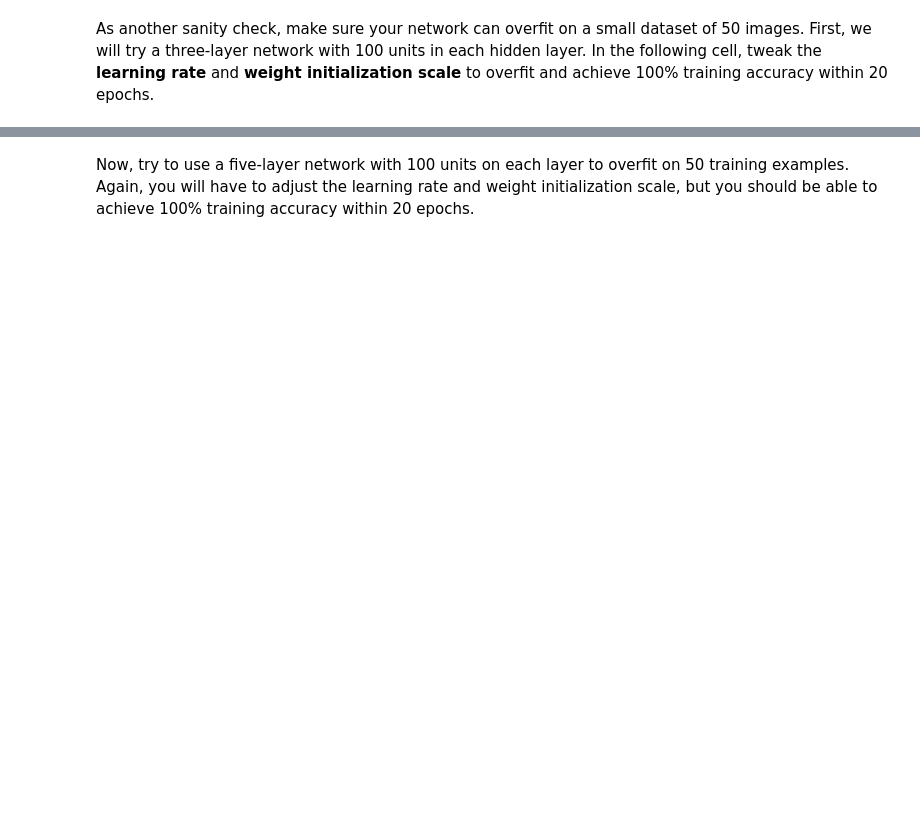
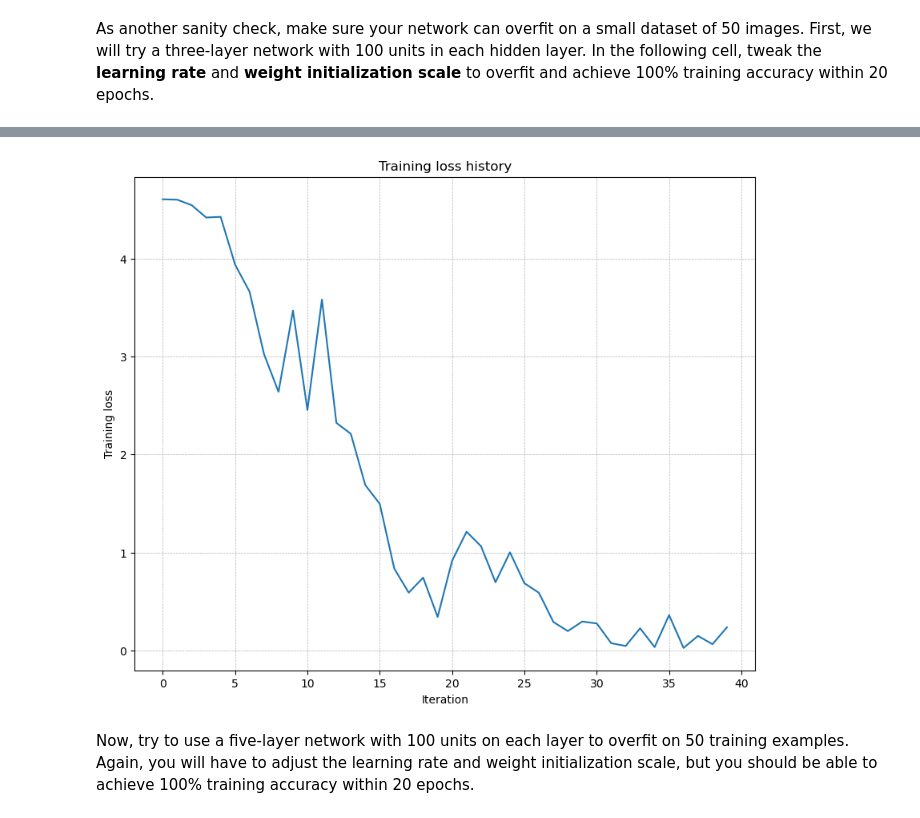
Before and after one commit to pigTom/cs231n-assignments, a Jupyter notebook: assignment1/FullyConnectedNets.ipynb, the cells around one changed output, grey strips where cells are left out. Cells and saved outputs as stored; diff of their text form; code cells hidden in the pictures; blank space fills up the shorter version.

```diff
--- a/assignment1/FullyConnectedNets.ipynb
+++ b/assignment1/FullyConnectedNets.ipynb
@@ -175,0 +145,98 @@ plt.show()
+# %%
+# TODO: Use a three-layer Net to overfit 50 training examples by
+# tweaking just the learning rate and initialization scale.
+
+num_train = 50
+small_data = {
+  "X_train": data["X_train"][:num_train],
+  "y_train": data["y_train"][:num_train],
+  "X_val": data["X_val"],
+  "y_val": data["y_val"],
+}
+
+learning_rate = 2e-3  # Experiment with this!
+weight_scale = 1e-5   # Experiment with this!
+
+# model = FullyConnectedNet(
+#     [100, 100],
+#     weight_scale=weight_scale,
+#     dtype=np.float64
+# )
+# solver = Solver(
+#     model,
+#     small_data,
+#     print_every=10,
+#     num_epochs=20,
+#     batch_size=25,
+#     update_rule="sgd", # sgd_momentum
+#     optim_config={"learning_rate": learning_rate},
+# )
+# solver.train()
+# best params: lr=1.947368e-03, reg=4.500000e-04
+
+solver = None
+# 随机参数交叉验证法 还是点交叉验证法，目的获取hyper-parameters
+best_train_acc = 0
+val_accuracy = 0
+# update_rules = ['sgd', 'sgd_momentum', 'rmsprop', 'adam']
+update_rules = ['sgd']
+weight_scale = 1e-3
+learning_rate = 1e-4
+lr_optimization_trial = 2  # 尝试 100 种不同的超参数组合
+wd_optimization_trial = 1
+best_learnging_rate = 0
+best_weigt_decay = 0
+for update_rule in update_rules:
+  for learning_rate in np.linspace(1.9e-03, 2e-3, lr_optimization_trial):
+    for weight_decay in np.linspace(4.5e-04, 4.5e-04, wd_optimization_trial):
+      # ----------------------------------------------------------
+      # 在对数尺度上随机采样超参数
+      # ----------------------------------------------------------
+      # 学习率：10^(-7) 到 10^(-5) 之间
+      # 使用对数尺度是因为学习率通常跨越多个数量级
+
+      # 权重衰减：10^(-8) 到 10^(-4) 之间
+      print("lr=%e, reg=%e, update_rule=%s" % (
+            learning_rate, weight_decay, update_rule))
+      model = FullyConnectedNet(
+          [100, 100],
+          weight_scale=weight_scale,
+          dtype=np.float64
+      )
+      # inner_solver = Solver(model, data,
+      #                 update_rule=update_rule,
+      #                 optim_config={
+      #                   'learning_rate':learning_rate,
+      #                 },
+      #                 lr_decay=0.95,
+      #                 num_epochs=5,
+      #                 batch_size=200, # mini-batch
+      #                 print_every=24500)
+      inner_solver = Solver(
+          model,
+          small_data,
+          print_every=10,
+          num_epochs=20,
+          batch_size=25,
+          update_rule=update_rule, # sgd_momentum
+          optim_config={"learning_rate": learning_rate},
+      )
+      inner_solver.train()
+      if inner_solver.train_acc_history[-1] > best_train_acc:
+          val_accuracy = inner_solver.val_acc_history[-1]
+          best_learnging_rate = learning_rate
+          best_weigt_decay = weight_decay
+          best_train_acc = inner_solver.train_acc_history[-1]
+          solver = inner_solver
+print('Best params -> lr: %e reg: %e train acc: %f val acc: %f' % (
+                    best_learnging_rate,
+                    best_weigt_decay, best_train_acc,
+                    val_accuracy))
+
+plt.plot(solver.loss_history)
+plt.title("Training loss history")
+plt.xlabel("Iteration")
+plt.ylabel("Training loss")
+plt.grid(linestyle='--', linewidth=0.5)
+plt.show()
+# %% [output]
@@ -176,3 +260,4 @@ plt.show()
+[figure, added]
 # %%
 import importlib
 
```
Also changed, not shown: parts of 19 cells of this notebook, 3 other files.
